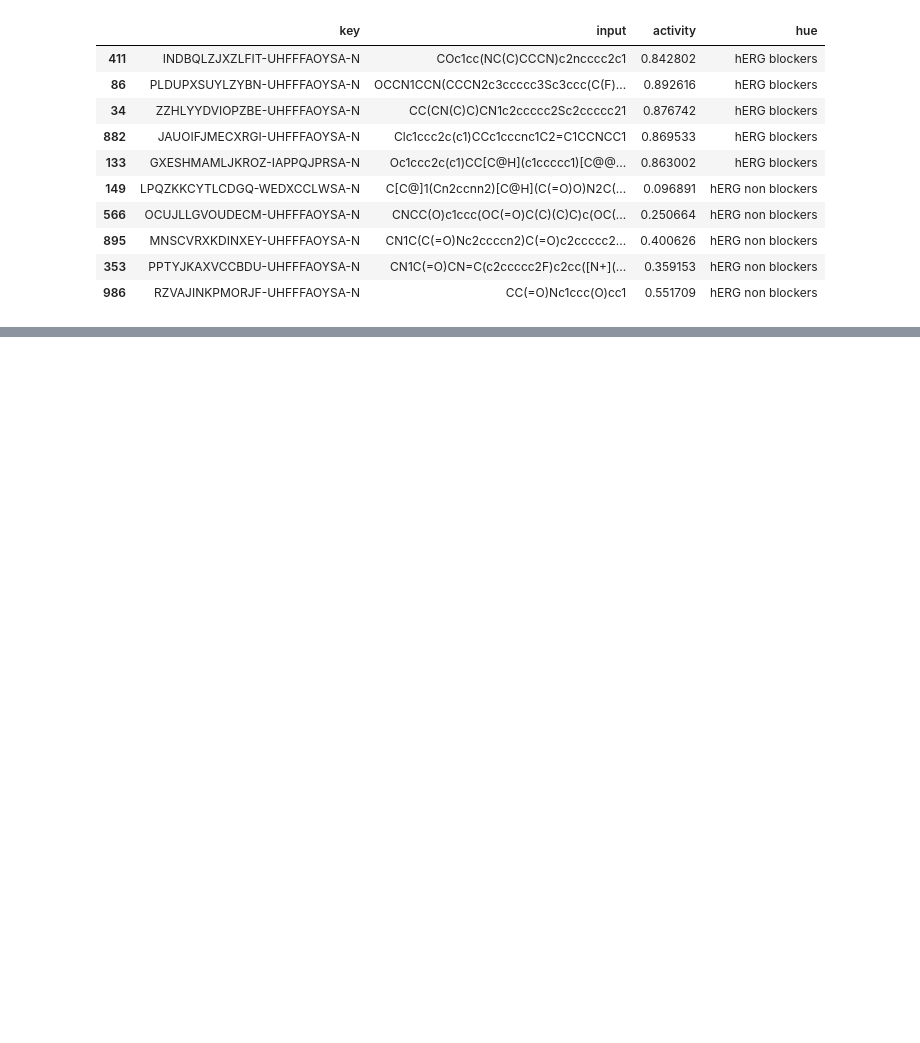
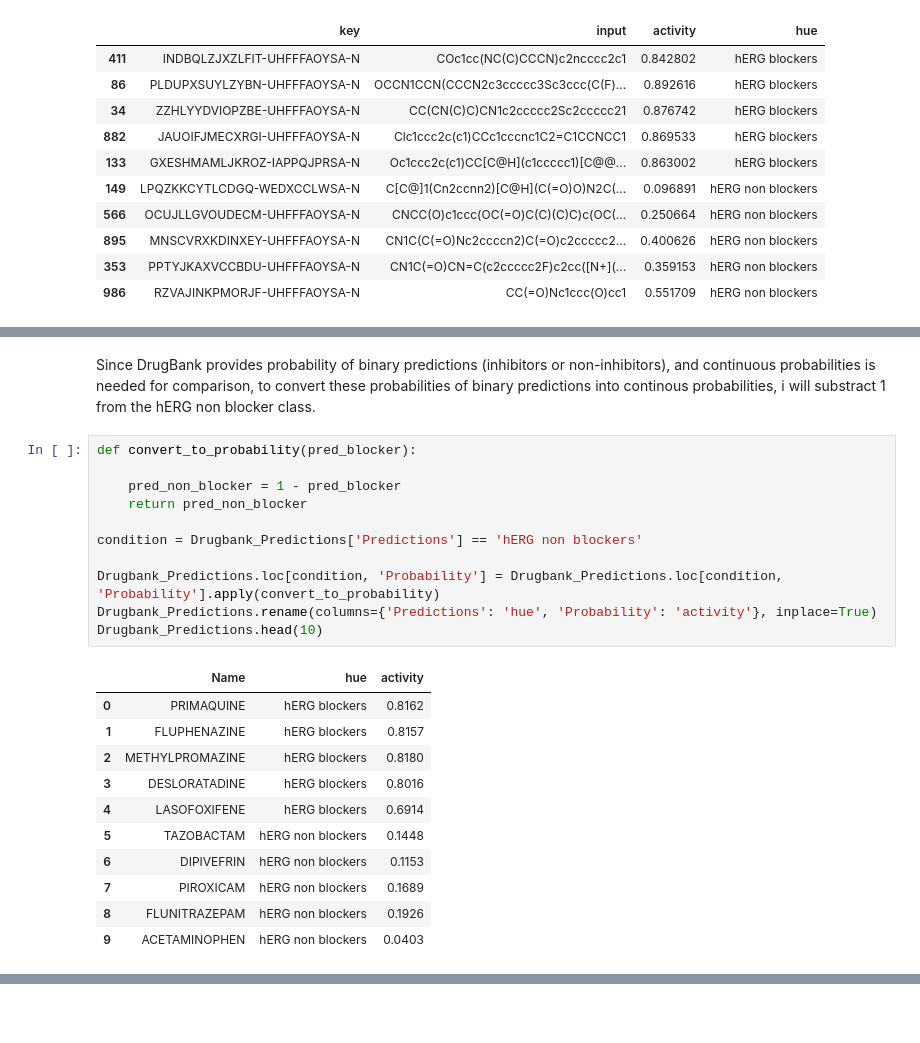
Before and after one commit to Malikbadmus/model-validation-eos30f3, a Jupyter notebook: notebooks/00_model_bias.ipynb, the cells around one changed output, grey strips where cells are left out. Cells and saved outputs as stored; diff of their text form; blank space fills up the shorter version.

```diff
--- a/notebooks/00_model_bias.ipynb
+++ b/notebooks/00_model_bias.ipynb
@@ -307,0 +340,25 @@ display(img)
+# %% [markdown]
+Since DrugBank provides probability of binary predictions (inhibitors or non-inhibitors), and continuous probabilities is needed for comparison, to convert these probabilities of  binary predictions into continous probabilities, i will substract 1 from the hERG non blocker class.
+# %%
+def convert_to_probability(pred_blocker):
+
+    pred_non_blocker = 1 - pred_blocker
+    return pred_non_blocker
+
+condition = Drugbank_Predictions['Predictions'] == 'hERG non blockers'
+
+Drugbank_Predictions.loc[condition, 'Probability'] = Drugbank_Predictions.loc[condition, 'Probability'].apply(convert_to_probability)
+Drugbank_Predictions.rename(columns={'Predictions': 'hue', 'Probability': 'activity'}, inplace=True)
+Drugbank_Predictions.head(10)
+# %% [output]
+|  | Name | hue | activity |
+| 0 | PRIMAQUINE | hERG blockers | 0.8162 |
+| 1 | FLUPHENAZINE | hERG blockers | 0.8157 |
+| 2 | METHYLPROMAZINE | hERG blockers | 0.8180 |
+| 3 | DESLORATADINE | hERG blockers | 0.8016 |
+| 4 | LASOFOXIFENE | hERG blockers | 0.6914 |
+| 5 | TAZOBACTAM | hERG non blockers | 0.1448 |
+| 6 | DIPIVEFRIN | hERG non blockers | 0.1153 |
+| 7 | PIROXICAM | hERG non blockers | 0.1689 |
+| 8 | FLUNITRAZEPAM | hERG non blockers | 0.1926 |
+| 9 | ACETAMINOPHEN | hERG non blockers | 0.0403 |
```
Also changed, not shown: parts of 13 cells of this notebook, 5 other files.
